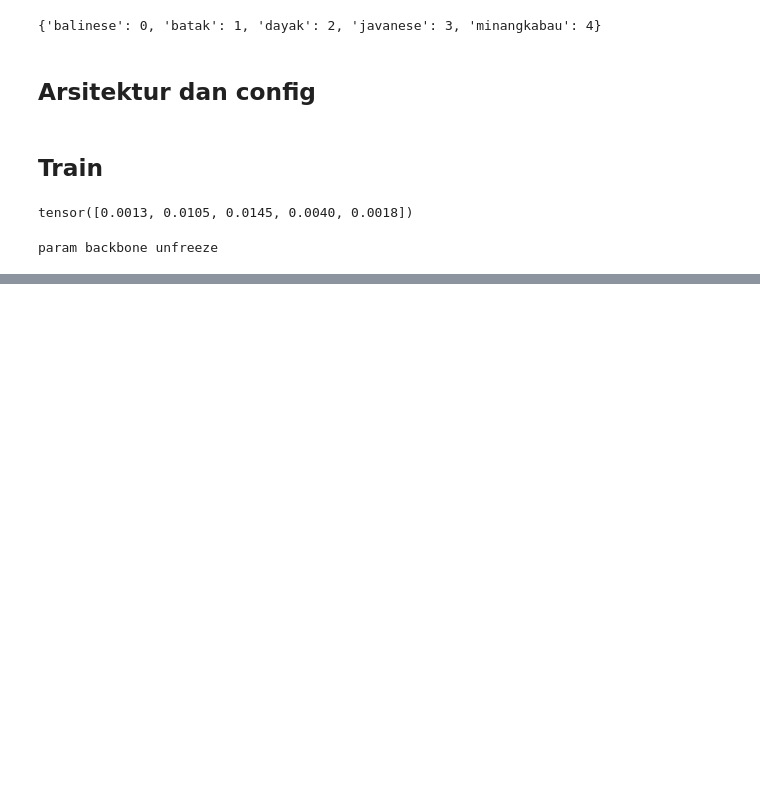
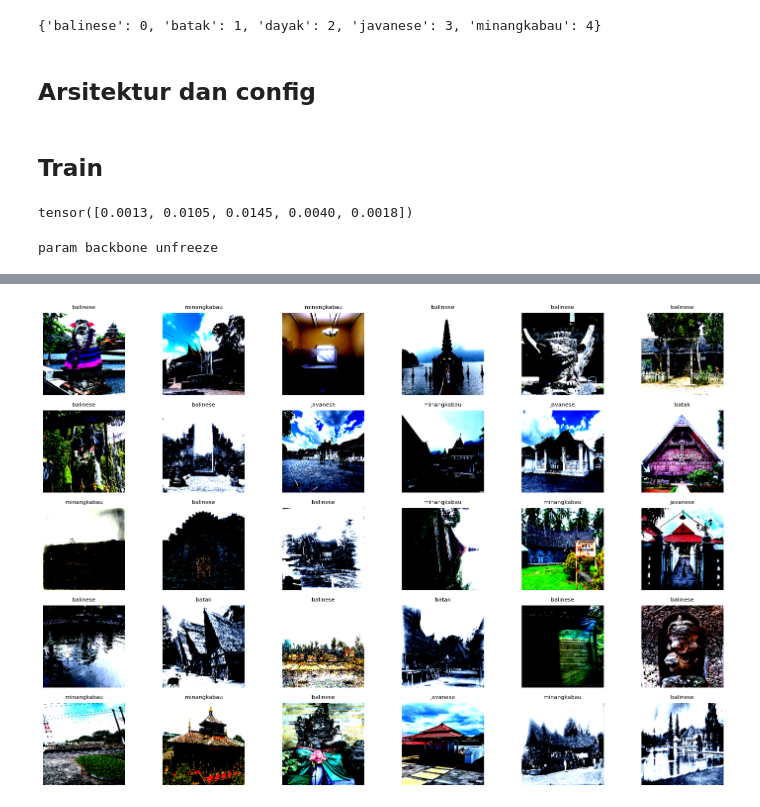
Before and after one commit to Dimassaputra5/LOGIKAUI, a Jupyter notebook: zeros-logikaui.ipynb, the cells around one changed output, grey strips where cells are left out. Cells and saved outputs as stored; diff of their text form; code cells hidden in the pictures; blank space fills up the shorter version.

```diff
--- a/zeros-logikaui.ipynb
+++ b/zeros-logikaui.ipynb
@@ -503,13 +530,13 @@ model = PL(Backbone(dropout=0.4, freeze=False, backbone="efficientformer_l1"), c
 # %% [output]
 param backbone unfreeze
 # %%
-# from torch.serialization import add_safe_globals
+from torch.serialization import add_safe_globals
 
-# add_safe_globals([Backbone, PL])  # ✅ tambahkan kelas custommu
+add_safe_globals([Backbone, PL])  # ✅ tambahkan kelas custommu
 
-# checkpoint = torch.load(
-#     "/kaggle/input/train-logika/logikaui_efficientformerl1-epoch09-train_macrof10.8021.ckpt",
-#     map_location="cpu",
-#     weights_only=False
-# )
-# model.load_state_dict(checkpoint["state_dict"])
+checkpoint = torch.load(
+    "/kaggle/input/train-logika/logikaui_efficientnet-epoch01-train_macrof10.9504.ckpt",
+    map_location="cpu",
+    weights_only=False
+)
+model.load_state_dict(checkpoint["state_dict"])
@@ -516,2 +545,2 @@ param backbone unfreeze
 # %%
-trainer1.fit(model, train_loader, val_dataloaders=None, ckpt_path=None)
+# trainer1.fit(model, train_loader, val_dataloaders=None, ckpt_path=None)
@@ -526,5 +549,5 @@ NameError: name 'exit' is not defined
 # print("Zip file:", zip_path)
 # %%
 if __name__ == "__main__":
-    preds = trainer1.predict(model, test_loader)
+    preds = trainer1.predict(model, test_loader, ckpt_path=None)
     print(preds)
@@ -555,0 +626,33 @@ submission_df.to_csv('submission.csv', index=False)
+# %%
+import matplotlib.pyplot as plt
+
+images_shown = 0
+plt.figure(figsize=(15, 10))
+
+for images, labels in test_loader:   # ganti test_loader sesuai dataloader kamu
+    for j in range(images.size(0)):
+        if images_shown >= 30:   # tampilkan 30 gambar
+            break
+
+        images_shown += 1
+        plt.subplot(5, 6, images_shown)   # grid 5x6
+        plt.axis("off")
+
+        # ambil image + denormalisasi
+        img = images[j].cpu().permute(1, 2, 0).numpy()
+        # img = img * 0.5 + 0.5   # undo normalize (mean=0.5, std=0.5)
+        img = img.clip(0, 1)
+
+        plt.imshow(img)
+
+        # ambil label
+        label = submission_df['style'][j]
+        plt.title(label, fontsize=8)
+
+    if images_shown >= 30:
+        break
+
+plt.tight_layout()
+plt.show()
+# %% [output]
+[figure, added]
```
Also changed, not shown: parts of 13 cells of this notebook.
